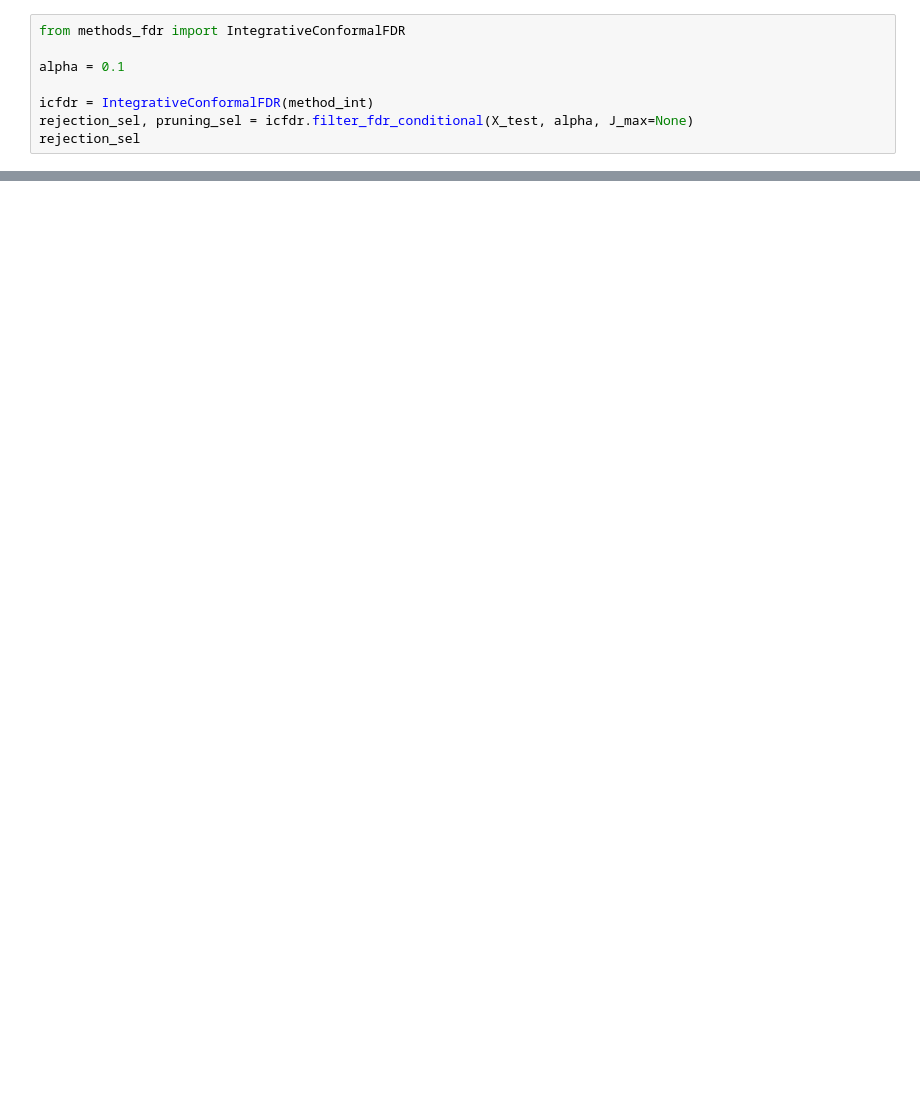
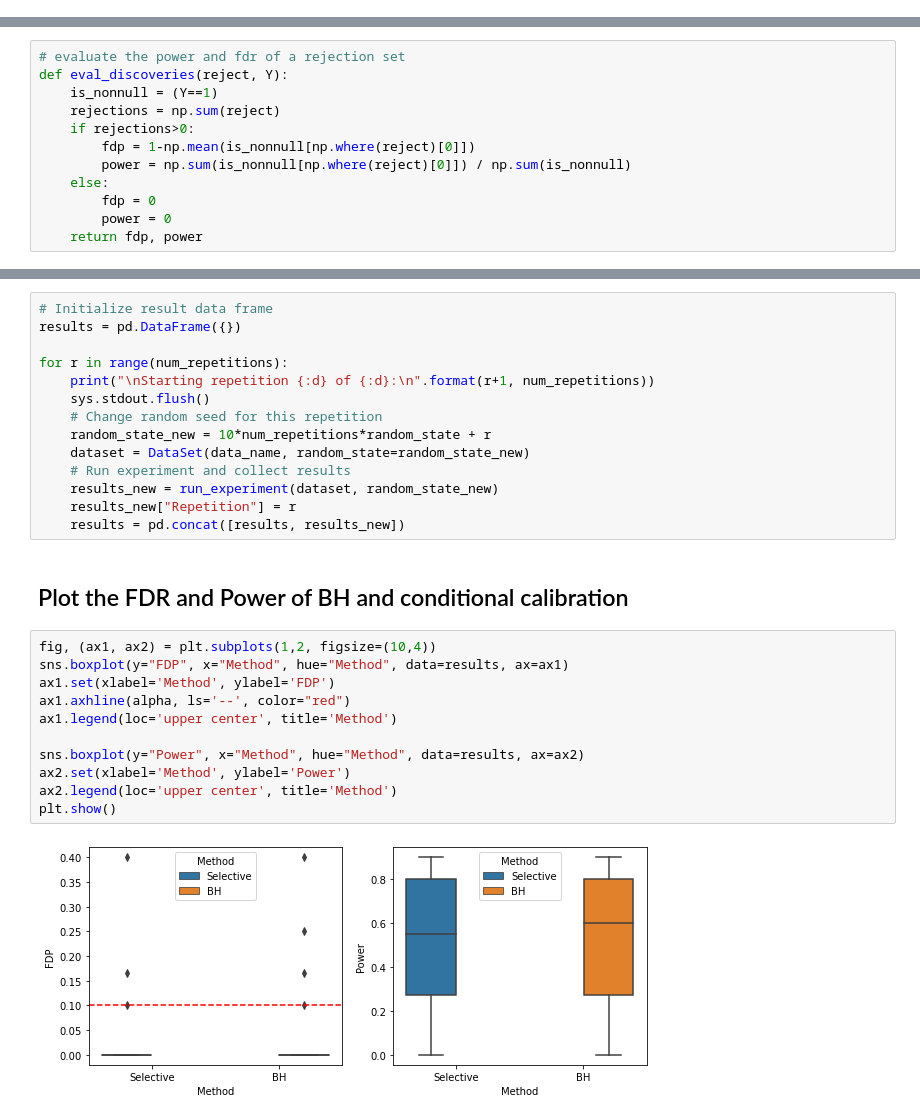
Before and after one commit to ZiyiLiang/weighted_conformal_pvalues, a Jupyter notebook: examples/example-3-fdr.ipynb, the cells around one changed output, grey strips where cells are left out. Cells and saved outputs as stored; diff of their text form; blank space fills up the shorter version.

```diff
--- a/examples/example-3-fdr.ipynb
+++ b/examples/example-3-fdr.ipynb
@@ -134,8 +76,0 @@ Fitting a one-class classification model on 250 data points... done.
-# %%
-from methods_fdr import IntegrativeConformalFDR
-
-alpha = 0.1
-
-icfdr = IntegrativeConformalFDR(method_int)
-rejection_sel, pruning_sel = icfdr.filter_fdr_conditional(X_test, alpha, J_max=None)
-rejection_sel
@@ -153,0 +95,12 @@ array([ True, False,  True, False, False, False, False, False, False,
+# %%
+# evaluate the power and fdr of a rejection set
+def eval_discoveries(reject, Y):
+    is_nonnull = (Y==1)
+    rejections = np.sum(reject)
+    if rejections>0:
+        fdp = 1-np.mean(is_nonnull[np.where(reject)[0]])
+        power = np.sum(is_nonnull[np.where(reject)[0]]) / np.sum(is_nonnull)
+    else:
+        fdp = 0
+        power = 0
+    return fdp, power
@@ -153,0 +147,29 @@ array([ True, False,  True, False, False, False, False, False, False,
+# %%
+# Initialize result data frame
+results = pd.DataFrame({})
+
+for r in range(num_repetitions):
+    print("\nStarting repetition {:d} of {:d}:\n".format(r+1, num_repetitions))
+    sys.stdout.flush()
+    # Change random seed for this repetition
+    random_state_new = 10*num_repetitions*random_state + r
+    dataset = DataSet(data_name, random_state=random_state_new)
+    # Run experiment and collect results
+    results_new = run_experiment(dataset, random_state_new)
+    results_new["Repetition"] = r
+    results = pd.concat([results, results_new])
+# %% [markdown]
+## Plot the FDR and Power of BH and conditional calibration
+# %%
+fig, (ax1, ax2) = plt.subplots(1,2, figsize=(10,4))
+sns.boxplot(y="FDP", x="Method", hue="Method", data=results, ax=ax1)
+ax1.set(xlabel='Method', ylabel='FDP')
+ax1.axhline(alpha, ls='--', color="red")
+ax1.legend(loc='upper center', title='Method')
+
+sns.boxplot(y="Power", x="Method", hue="Method", data=results, ax=ax2)
+ax2.set(xlabel='Method', ylabel='Power')
+ax2.legend(loc='upper center', title='Method')
+plt.show()
+# %% [output]
+[figure, added]
```
Also changed, not shown: parts of 16 cells of this notebook, 10 other files.
